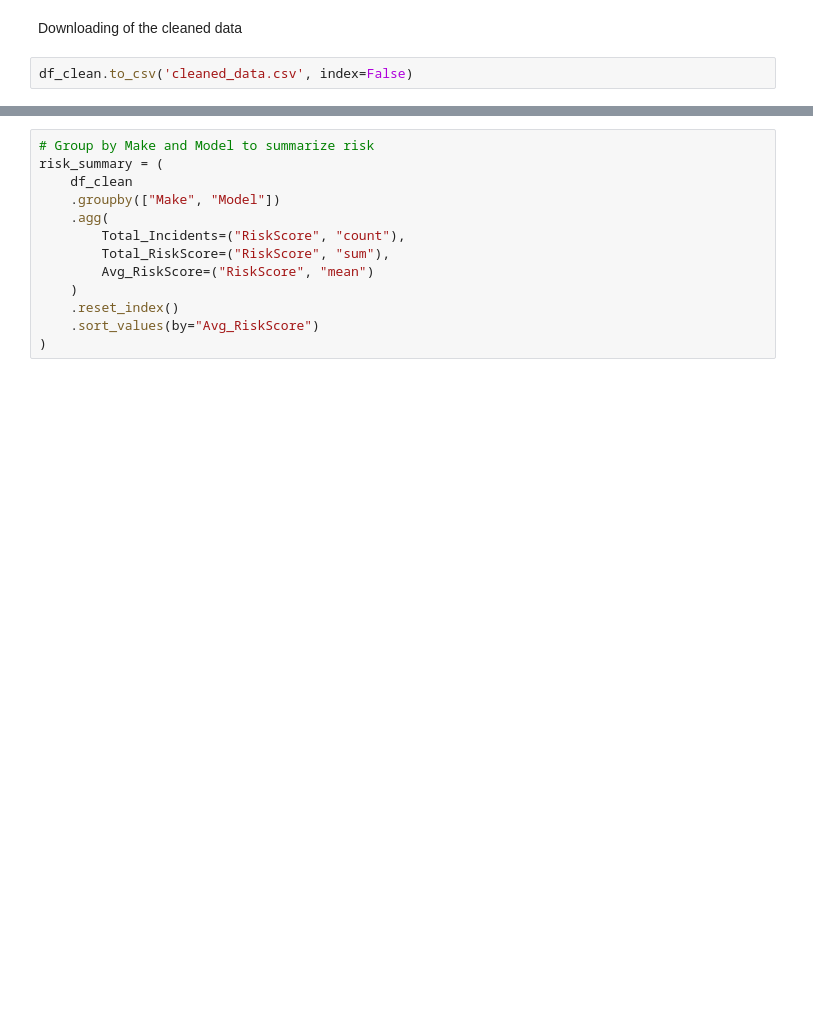
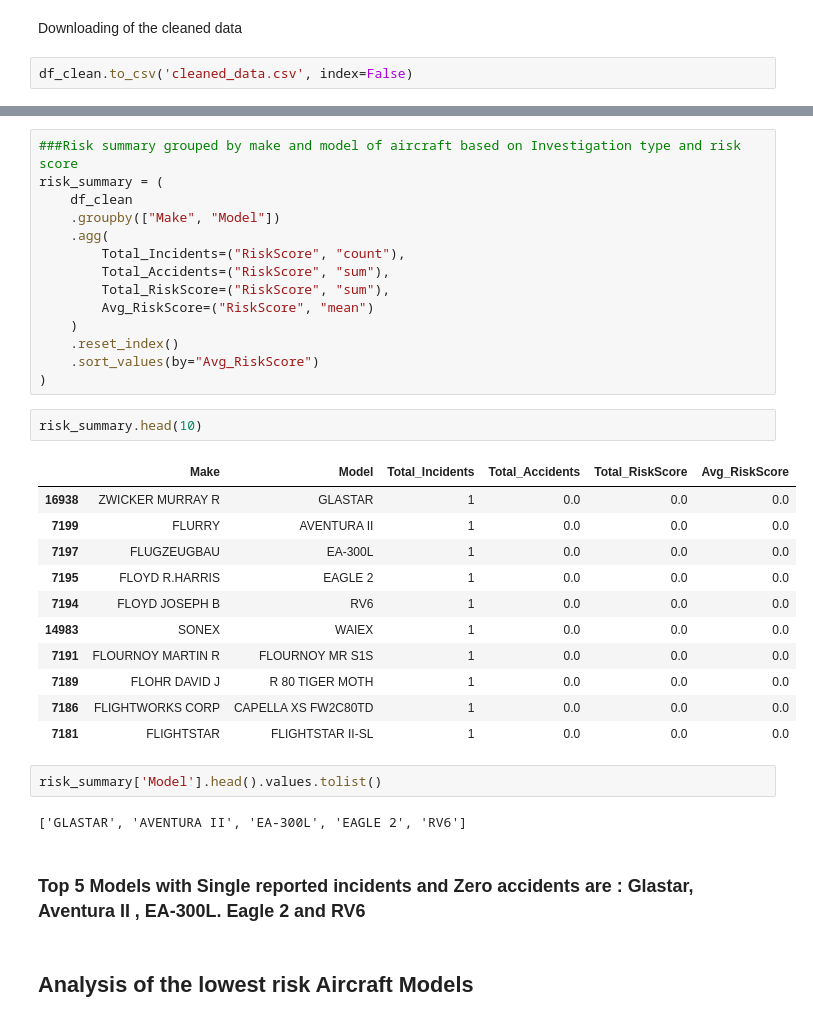
Before and after one commit to oomollo/dsc-phase-1-project-v3, a Jupyter notebook: student.ipynb, the cells around one changed output, grey strips where cells are left out. Saved outputs shown, nothing was run; the diff lists cells and outputs as text; blank space fills up the shorter version.

```diff
--- a/student.ipynb
+++ b/student.ipynb
@@ -132,13 +197,36 @@ df_clean.to_csv('cleaned_data.csv', index=False)
 # %%
-# Group by Make and Model to summarize risk
+###Risk summary grouped by make and model of aircraft based on Investigation type and risk score
 risk_summary = (
     df_clean
     .groupby(["Make", "Model"])
     .agg(
         Total_Incidents=("RiskScore", "count"),
+        Total_Accidents=("RiskScore", "sum"),
         Total_RiskScore=("RiskScore", "sum"),
         Avg_RiskScore=("RiskScore", "mean")
     )
     .reset_index()
     .sort_values(by="Avg_RiskScore")
 )
+# %%
+risk_summary.head(10)
+# %% [output]
+|  | Make | Model | Total_Incidents | Total_Accidents | Total_RiskScore | Avg_RiskScore |
+| 16938 | ZWICKER MURRAY R | GLASTAR | 1 | 0.0 | 0.0 | 0.0 |
+| 7199 | FLURRY | AVENTURA II | 1 | 0.0 | 0.0 | 0.0 |
+| 7197 | FLUGZEUGBAU | EA-300L | 1 | 0.0 | 0.0 | 0.0 |
+| 7195 | FLOYD R.HARRIS | EAGLE 2 | 1 | 0.0 | 0.0 | 0.0 |
+| 7194 | FLOYD JOSEPH B | RV6 | 1 | 0.0 | 0.0 | 0.0 |
+| 14983 | SONEX | WAIEX | 1 | 0.0 | 0.0 | 0.0 |
+| 7191 | FLOURNOY MARTIN R | FLOURNOY MR S1S | 1 | 0.0 | 0.0 | 0.0 |
+| 7189 | FLOHR DAVID J | R 80 TIGER MOTH | 1 | 0.0 | 0.0 | 0.0 |
+| 7186 | FLIGHTWORKS CORP | CAPELLA XS FW2C80TD | 1 | 0.0 | 0.0 | 0.0 |
+| 7181 | FLIGHTSTAR | FLIGHTSTAR II-SL | 1 | 0.0 | 0.0 | 0.0 |
+# %%
+risk_summary['Model'].head().values.tolist()
+# %% [output]
+['GLASTAR', 'AVENTURA II', 'EA-300L', 'EAGLE 2', 'RV6']
+# %% [markdown]
+### Top 5 Models with Single reported incidents and Zero accidents are : Glastar, Aventura II , EA-300L. Eagle 2 and RV6
+# %% [markdown]
+## Analysis of the lowest risk Aircraft Models
```
Also changed, not shown: parts of 26 cells of this notebook, 1 other file.
